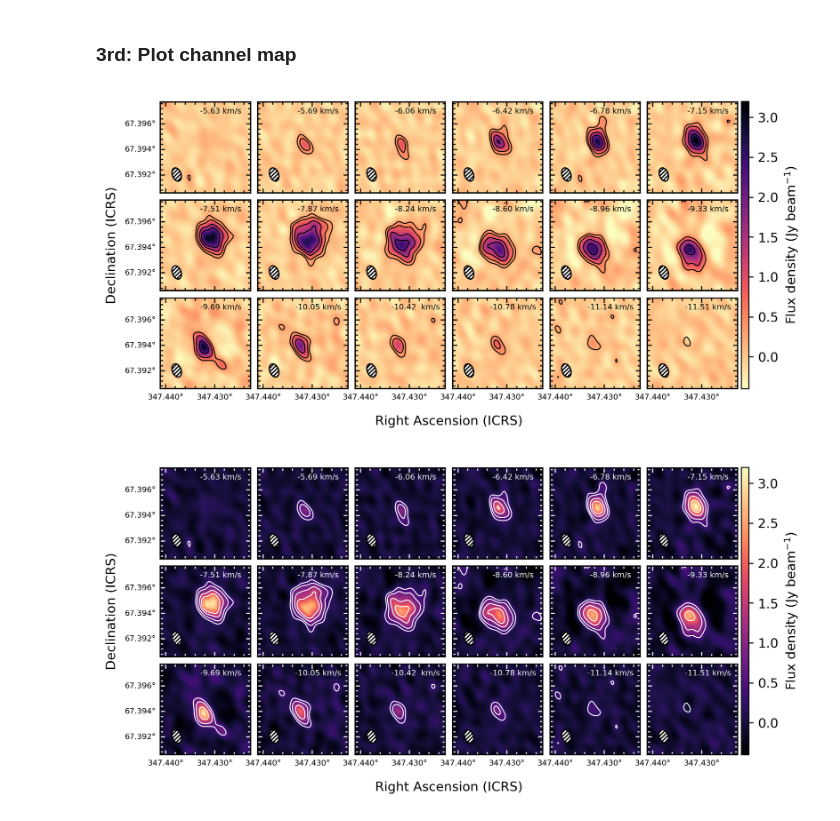
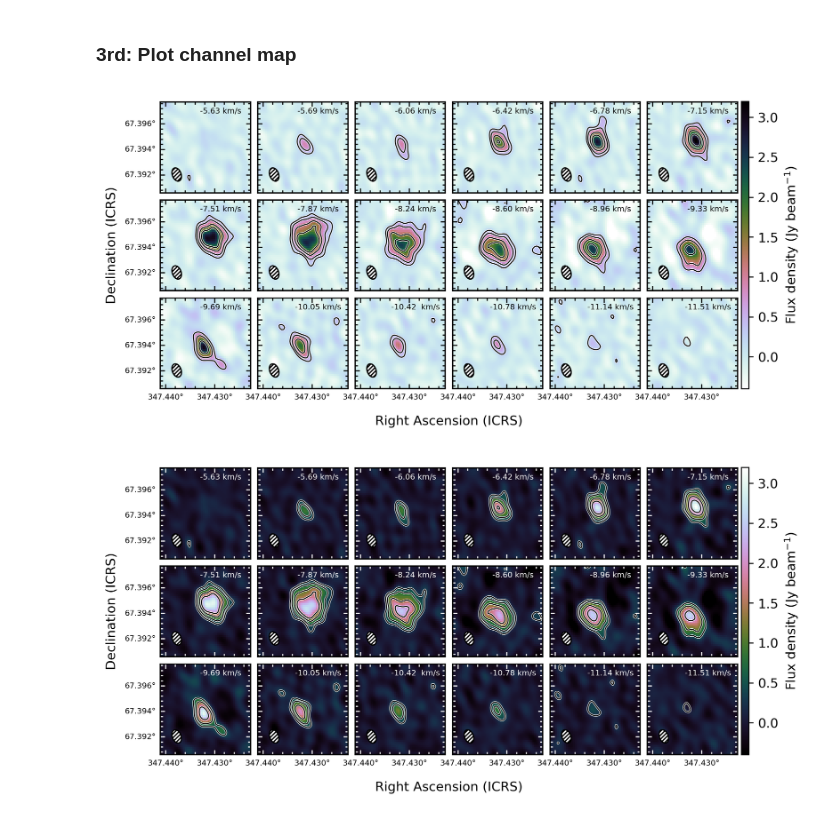
Before and after one commit to kristina-monsch/draculas-chivito, a Jupyter notebook: plot_12CO_data.ipynb, the cells around one changed output. Drawn from its saved outputs; the diff is of its cells as text; code cells hidden in the pictures.

```diff
--- a/plot_12CO_data.ipynb
+++ b/plot_12CO_data.ipynb
@@ -416,7 +464,8 @@ def channel_map_layout( fig, rms, slice, label='', fontcolor='black', plot_xlabe
         fig.colorbar.set_axis_label_text('(Jy beam$^{-1}$)')
 
     c_levs = np.array([3, 6, 12, 18])*rms
-    fig.show_contour(cube_cont[slice].hdu, colors=fontcolor, linewidths=0.75, levels=c_levs)
+    fig.show_contour(cube_cont[slice].hdu, colors='white', linewidths=1.5, levels=c_levs)
+    fig.show_contour(cube_cont[slice].hdu, colors='black', linewidths=0.75, levels=c_levs)
 
     fig.add_label(0.67,0.9, label, relative=True, color=fontcolor, size=6)
 
@@ -437,7 +486,7 @@ def channel_map_layout( fig, rms, slice, label='', fontcolor='black', plot_xlabe
 # %%
 from astropy.utils.data import get_pkg_data_filename
 
-cube_file = '/Users/kristina/Hamburgers/Draculas_Chivito/SMA/DraChi.briggs0.12CO.LSRK.im.image_modified_header.fits'
+cube_file = '/Users/kristina/Hamburgers/Draculas_Chivito/SMA/data/DraChi.briggs0.12CO.LSRK.im.image_modified_header.fits'
 
 fits_file = get_pkg_data_filename(cube_file)
 #fits.info(fits_file)
@@ -507,7 +559,7 @@ import matplotlib.gridspec as gridspec
 
 fig = plt.figure(dpi=300, figsize=(8,4))
 
-color_table='magma_r'
+color_table='cubehelix_r'
 
 
 gridspec_layout = gridspec.GridSpec(3,6)
@@ -603,40 +655,40 @@ f_cube_12CO_16.show_colorscale(cmap=color_table, vmin=-0.4, vmax=3.5)
 channel_map_layout( f_cube_12CO_16, rms=9.06e-2, slice=channel, label='-11.14 km/s', fontcolor='black', plot_xlabel=True, plot_ylabel=False, plot_cbar=False)
 
 channel=46
 f_cube_12CO_17 = aplpy.FITSFigure(cutout_cube.hdulist, slices=[channel], dimensions=[0,1], figure=fig, subplot=list(gridspec_layout[17].get_position(fig).bounds))
 f_cube_12CO_17.show_colorscale(cmap=color_table, vmin=-0.4, vmax=3.5)
 channel_map_layout( f_cube_12CO_17, rms=1.02e-1, slice=channel, label='-11.51 km/s', fontcolor='black', plot_xlabel=True, plot_ylabel=False, plot_cbar=False)
 
 fig.subplots_adjust(wspace=0.05)
 #fig.subplots_adjust(hspace=0.01)
 
 #fig.subplots_adjust(right=0.8)
 #cbar_ax = fig.add_axes([0.85, 0.085, 0.05, 0.7])
 #fig.colorbar(f_cube_12CO_17, cax=cbar_ax)
 
 # add an axes, lower left corner in [0.83, 0.08] measured in figure coordinate with axes width 0.02 and height 0.8
 
 im = plt.imshow(cutout_cube[0].data, cmap=color_table, vmin=-0.4, vmax=3.2)
 cb_ax = fig.add_axes([0.905, 0.11, 0.01, 0.772]) #right, top, thickness, length
 cbar = fig.colorbar(im, cax=cb_ax)
 cbar.set_label('Flux density (Jy beam$^{-1}$)', fontsize=10)
 
 # add a big axis, hide frame
 fig.add_subplot(111, frameon=False)
 # hide tick and tick label of the big axis
 plt.tick_params(labelcolor='none', which='both', top=False, bottom=False, left=False, right=False)
 plt.xlabel("Right Ascension (ICRS)")
 plt.ylabel("Declination (ICRS)", labelpad=10)
 
 fig.savefig('../plots/DraChi_channel_12CO.pdf', bbox_inches='tight')
 # %% [output]
-[figure, old version]
+[figure, new version]
 # %%
 import matplotlib.gridspec as gridspec
 
 fig = plt.figure(dpi=300, figsize=(8,4))
 
-color_table='magma'
+color_table='cubehelix'
 
 
 gridspec_layout = gridspec.GridSpec(3,6)
@@ -759,4 +811,4 @@ plt.ylabel("Declination (ICRS)", labelpad=10)
 
 fig.savefig('../plots/DraChi_channel_12CO_2.pdf', bbox_inches='tight')
 # %% [output]
-[figure, old version]
+[figure, new version]
```
Also changed, not shown: parts of 29 cells of this notebook, 4 other files.
